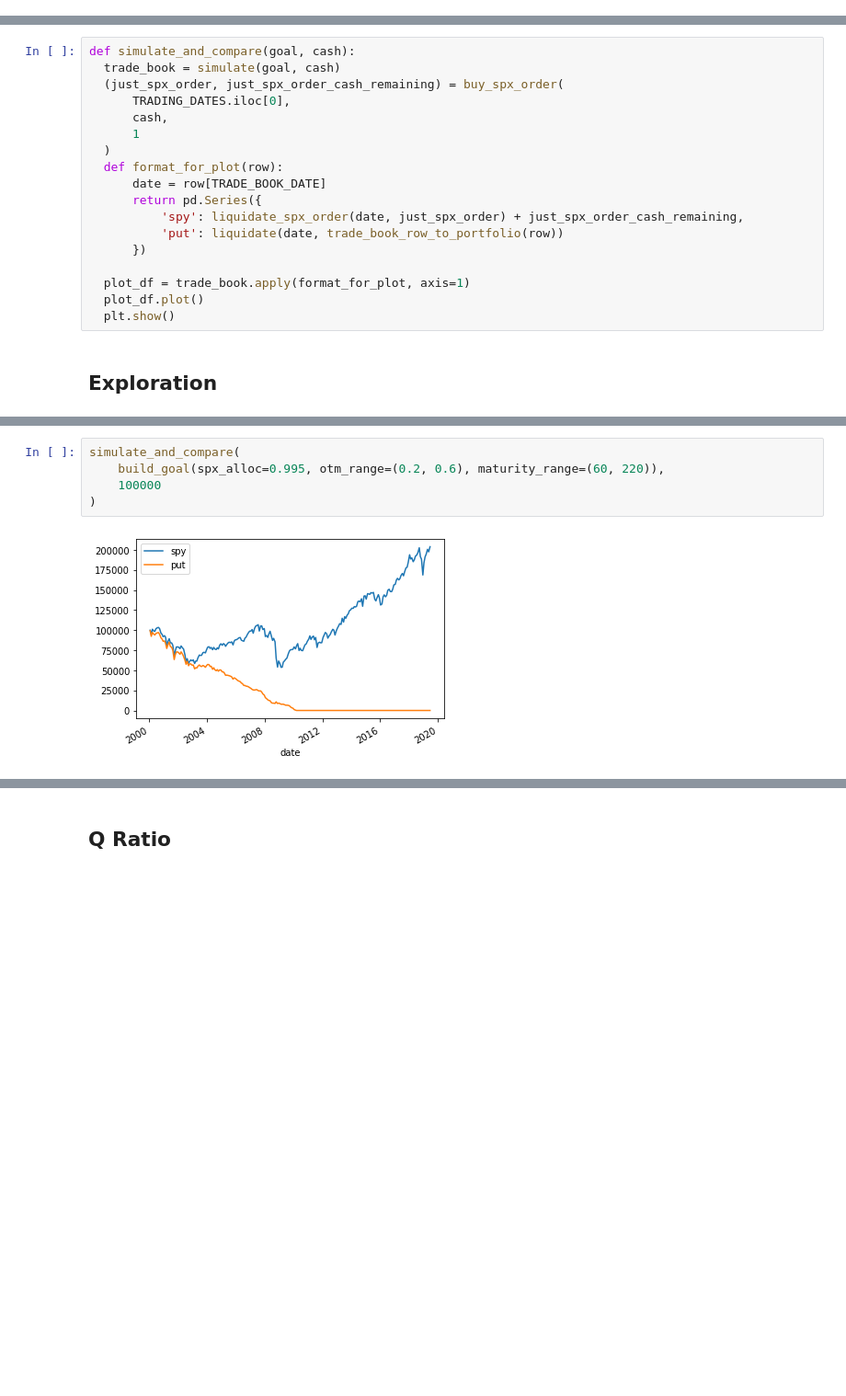
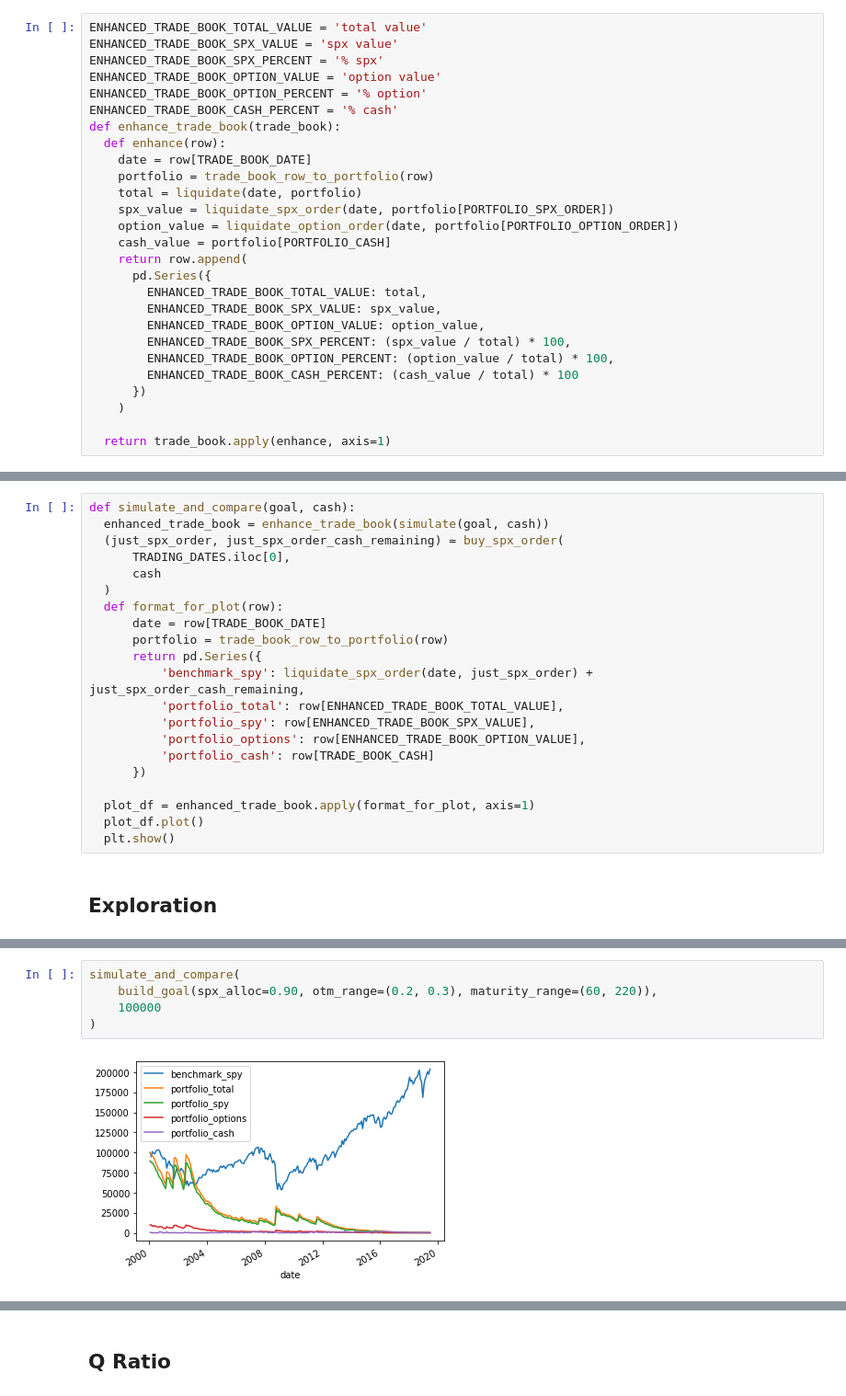
Before and after one commit to stopachka/gamma, a Jupyter notebook: puts_strategy.ipynb, the cells around one changed output, grey strips where cells are left out. Shown: that part at 92% size. Saved outputs shown, nothing was run; the diff lists cells and outputs as text; blank space fills up the shorter version.

```diff
--- a/puts_strategy.ipynb
+++ b/puts_strategy.ipynb
@@ -733 +760,28 @@ def simulate(goal, cash):
+# %%
+ENHANCED_TRADE_BOOK_TOTAL_VALUE = 'total value'
+ENHANCED_TRADE_BOOK_SPX_VALUE = 'spx value'
+ENHANCED_TRADE_BOOK_SPX_PERCENT = '% spx'
+ENHANCED_TRADE_BOOK_OPTION_VALUE = 'option value'
+ENHANCED_TRADE_BOOK_OPTION_PERCENT = '% option'
+ENHANCED_TRADE_BOOK_CASH_PERCENT = '% cash'
+def enhance_trade_book(trade_book):
+  def enhance(row):
+    date = row[TRADE_BOOK_DATE]
+    portfolio = trade_book_row_to_portfolio(row)
+    total = liquidate(date, portfolio)
+    spx_value = liquidate_spx_order(date, portfolio[PORTFOLIO_SPX_ORDER])
+    option_value = liquidate_option_order(date, portfolio[PORTFOLIO_OPTION_ORDER])
+    cash_value = portfolio[PORTFOLIO_CASH]
+    return row.append(
+      pd.Series({
+        ENHANCED_TRADE_BOOK_TOTAL_VALUE: total,
+        ENHANCED_TRADE_BOOK_SPX_VALUE: spx_value,
+        ENHANCED_TRADE_BOOK_OPTION_VALUE: option_value,
+        ENHANCED_TRADE_BOOK_SPX_PERCENT: (spx_value / total) * 100,
+        ENHANCED_TRADE_BOOK_OPTION_PERCENT: (option_value / total) * 100,
+        ENHANCED_TRADE_BOOK_CASH_PERCENT: (cash_value / total) * 100
+      })
+    )
+
+  return trade_book.apply(enhance, axis=1)
 # %% [markdown]
@@ -743,20 +812,23 @@ trade_book.to_csv('test.csv')
  And let's write some code to plot how we do.
 # %%
 def simulate_and_compare(goal, cash):
-  trade_book = simulate(goal, cash)
+  enhanced_trade_book = enhance_trade_book(simulate(goal, cash))
   (just_spx_order, just_spx_order_cash_remaining) = buy_spx_order(
       TRADING_DATES.iloc[0],
-      cash,
-      1
+      cash
   )
   def format_for_plot(row):
       date = row[TRADE_BOOK_DATE]
+      portfolio = trade_book_row_to_portfolio(row)
       return pd.Series({
-          'spy': liquidate_spx_order(date, just_spx_order) + just_spx_order_cash_remaining,
-          'put': liquidate(date, trade_book_row_to_portfolio(row))
+          'benchmark_spy': liquidate_spx_order(date, just_spx_order) + just_spx_order_cash_remaining,
+          'portfolio_total': row[ENHANCED_TRADE_BOOK_TOTAL_VALUE],
+          'portfolio_spy': row[ENHANCED_TRADE_BOOK_SPX_VALUE],
+          'portfolio_options': row[ENHANCED_TRADE_BOOK_OPTION_VALUE],
+          'portfolio_cash': row[TRADE_BOOK_CASH]
       })
 
-  plot_df = trade_book.apply(format_for_plot, axis=1)
+  plot_df = enhanced_trade_book.apply(format_for_plot, axis=1)
   plot_df.plot()
   plt.show()
 # %% [markdown]
@@ -778,7 +873,7 @@ simulate_and_compare(
 # %%
 simulate_and_compare(
-    build_goal(spx_alloc=0.995, otm_range=(0.2, 0.6), maturity_range=(60, 220)),
+    build_goal(spx_alloc=0.90, otm_range=(0.2, 0.3), maturity_range=(60, 220)),
     100000
 )
 # %% [output]
-[figure, old version]
+[figure, new version]
```
Also changed, not shown: parts of 29 cells of this notebook, 1 other file.
